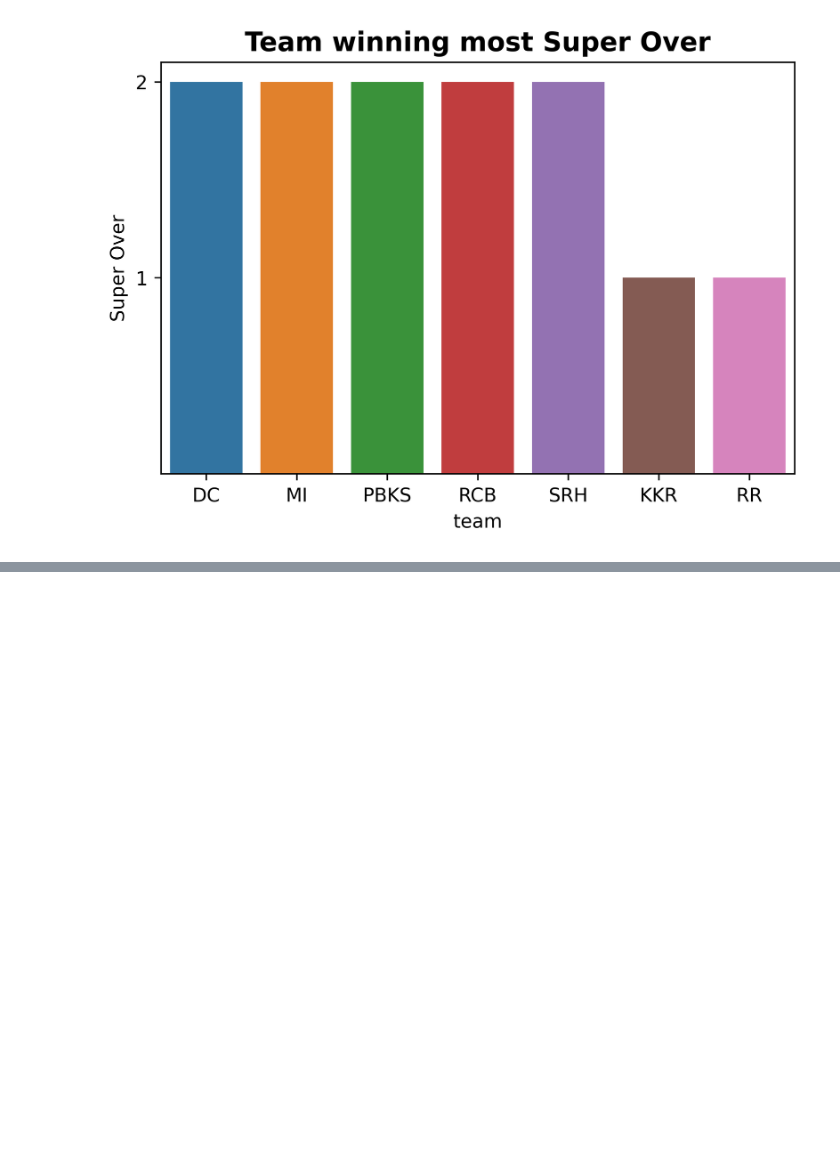
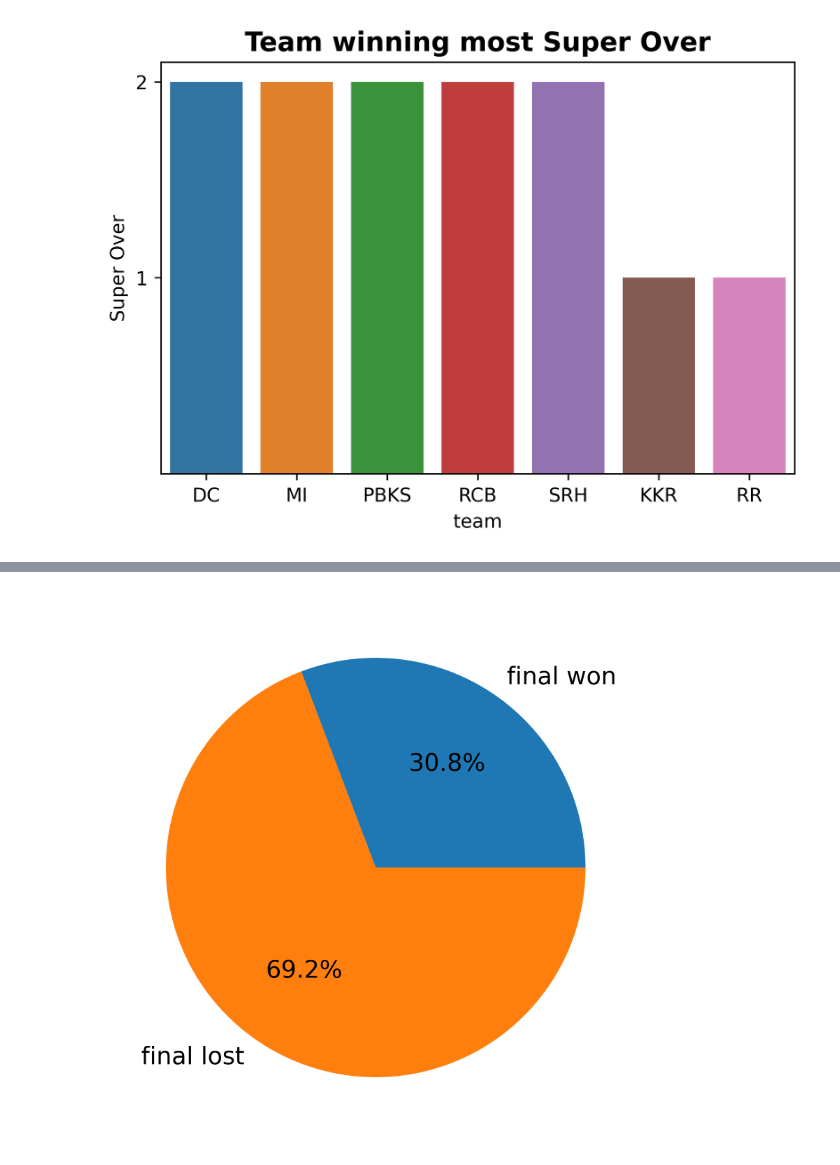
Before and after one commit to RohitRanjangit/IPlDataAnalysis, a Jupyter notebook: src/overall.ipynb, the cells around one changed output, grey strips where cells are left out. Drawn from its saved outputs; the diff is of its cells as text; code cells hidden in the pictures; blank space fills up the shorter version.

```diff
--- a/src/overall.ipynb
+++ b/src/overall.ipynb
@@ -207,0 +228,17 @@ super_over_win_team()
+# %%
+def final_win_toss_to_win():
+    final_df = season_summary_df[['winner', 'toss_won', 'description']].dropna()
+    final_df['stage'] = final_df['description'].apply(lambda x: x.split(',')[0].title().split(' ')[0])
+    final_df = final_df[final_df['stage'] == 'Final']
+    final_df['toss_won_to_won'] = final_df['winner'] == final_df['toss_won']
+    final_df = final_df['toss_won_to_won'].dropna()
+    final_df = final_df.groupby(final_df).count()
+    final_df =  final_df.to_dict()
+    final_df_keys = list(final_df.keys())
+    final_df_values = list(final_df.values())
+    plt.pie(final_df_values, labels=['final won', 'final lost'], autopct='%1.1f%%')
+    plt.show()
+
+final_win_toss_to_win()
+# %% [output]
+[figure, added]
```
Also changed, not shown: parts of 3 cells of this notebook, 3 other files.
